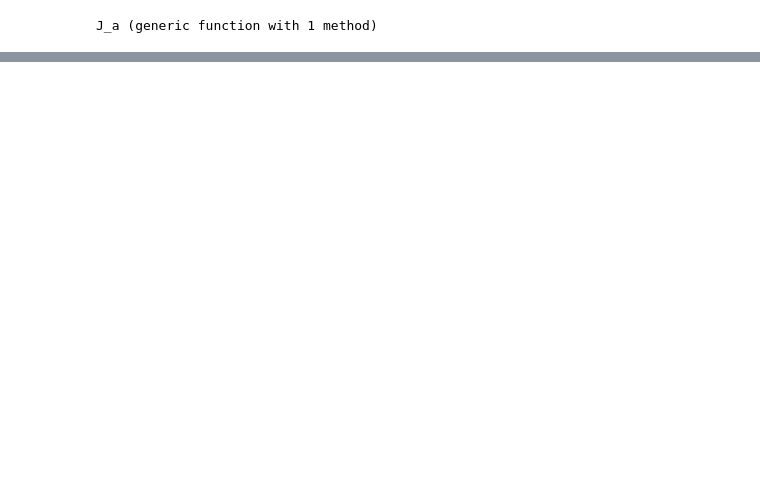
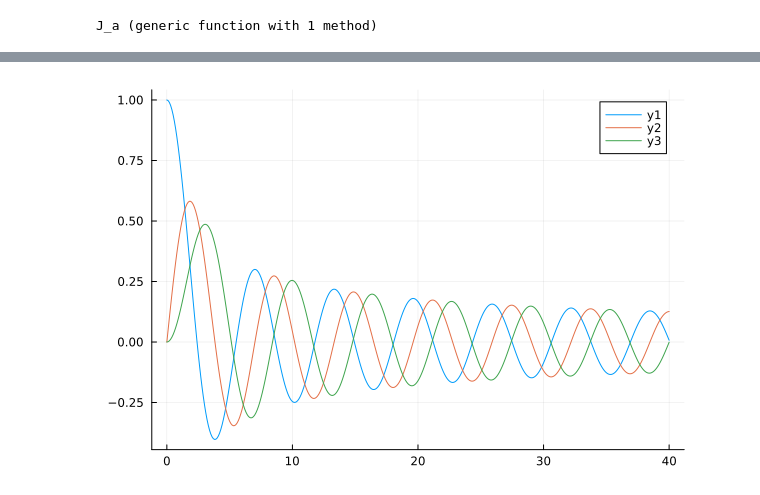
Before and after one commit to ubutt0n/algprog2, a Jupyter notebook: prac2/prac2.ipynb, the cells around one changed output, grey strips where cells are left out. Saved outputs shown, nothing was run; the diff lists cells and outputs as text; code cells hidden in the pictures; blank space fills up the shorter version.

```diff
--- a/prac2/prac2.ipynb
+++ b/prac2/prac2.ipynb
@@ -366,2 +330,13 @@ plot!(p, xx, yy)
+# %%
+xx = Array{BigFloat}(0:0.1:40)
+yy = J_a.(xx, 0)
+
+p = plot(xx, yy)
+yy = J_a.(xx, 1)
+plot!(p, xx, yy)
+yy = J_a.(xx, 2)
+plot!(p, xx, yy)
+# %% [output]
+[figure, added]
 # %%
 x1 = 2
```
Also changed, not shown: parts of 17 cells of this notebook, 1 other file.
